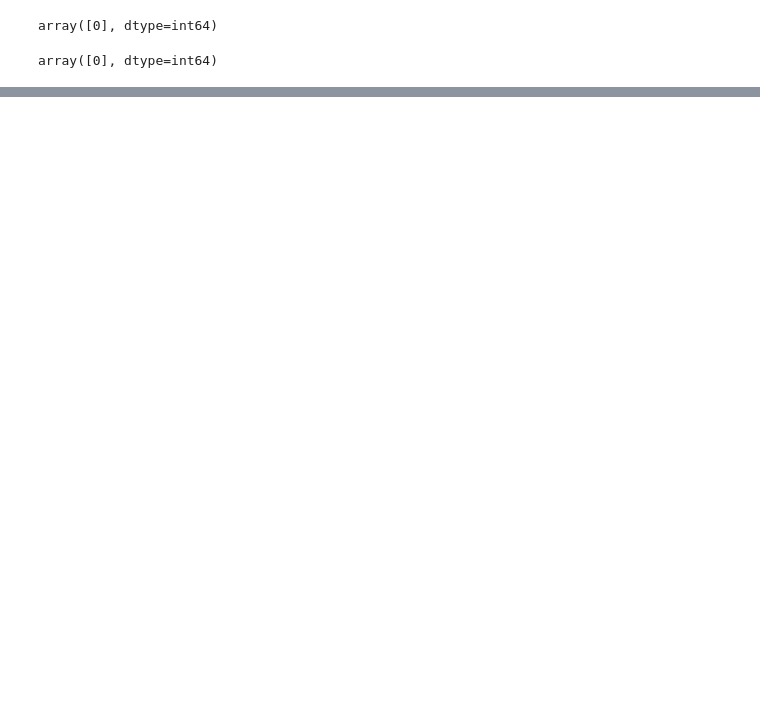
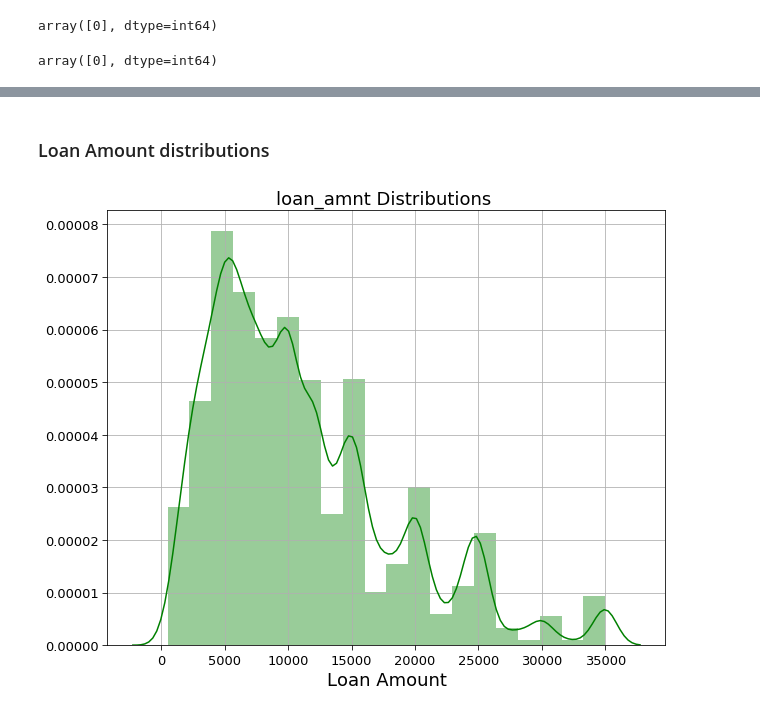
Before and after one commit to soumya-mishra/Lending_club, a Jupyter notebook: Lending_club_assignment.ipynb, the cells around one changed output, grey strips where cells are left out. Drawn from its saved outputs; the diff is of its cells as text; code cells hidden in the pictures; blank space fills up the shorter version.

```diff
--- a/Lending_club_assignment.ipynb
+++ b/Lending_club_assignment.ipynb
@@ -524,0 +864,16 @@ lend[["funded_amnt_inv","funded_amnt"]].head(20)
+# %% [markdown]
+### Loan Amount distributions
+# %%
+#Plot distributions
+def plot_distributions(column_name,x_label):
+    plt.figure(figsize=(10,8))
+    sns.distplot(final_data[column_name],bins=20,color="green") # bins=40, 30, 50
+    plt.title(f"{column_name} Distributions ",fontsize=18)
+    plt.xlabel(x_label,fontsize=18)
+    # plt.ylabel("Count",fontsize=18)
+    plt.tick_params(size=5,labelsize = 13)
+    plt.grid(0.3)
+# %%
+plot_distributions("loan_amnt","Loan Amount")
+# %% [output]
+[figure, added]
```
Also changed, not shown: parts of 256 cells of this notebook, 1 other file.
